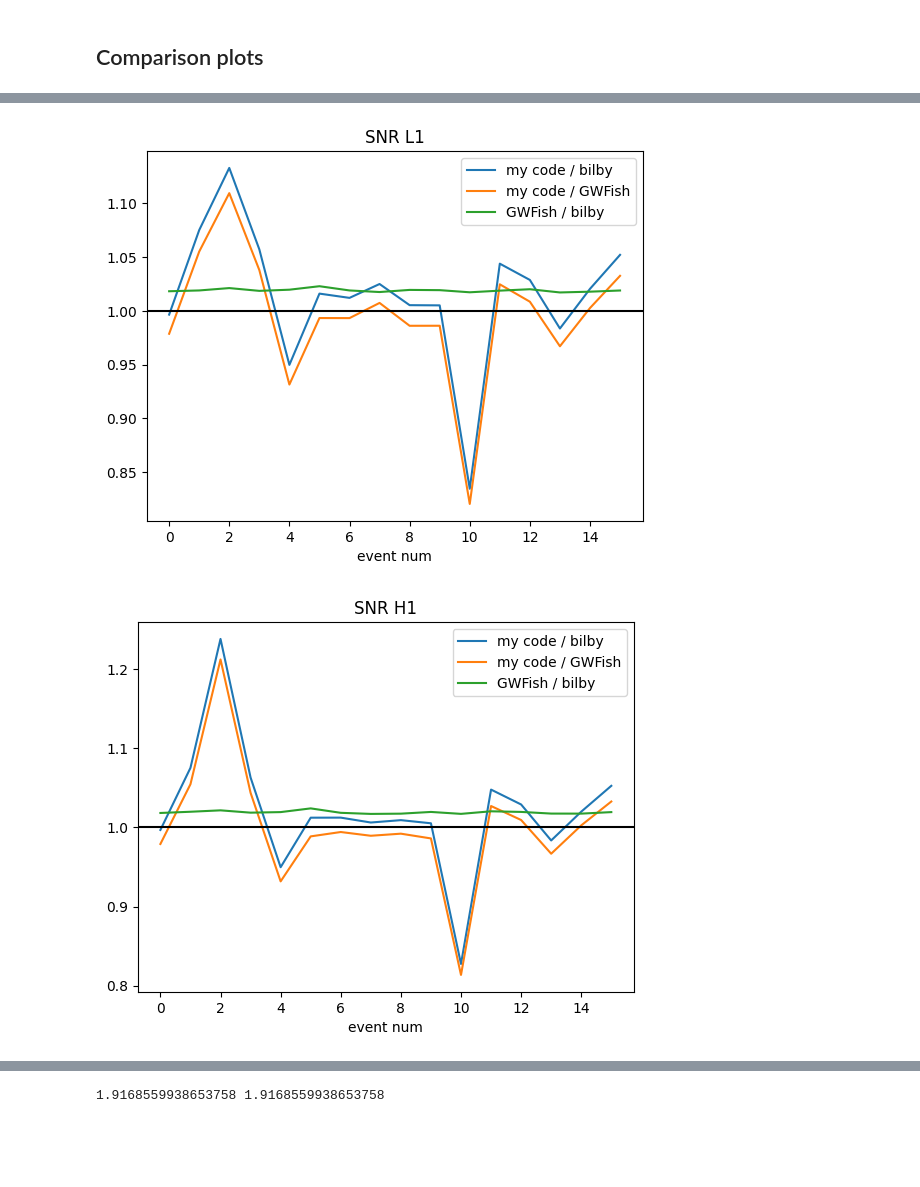
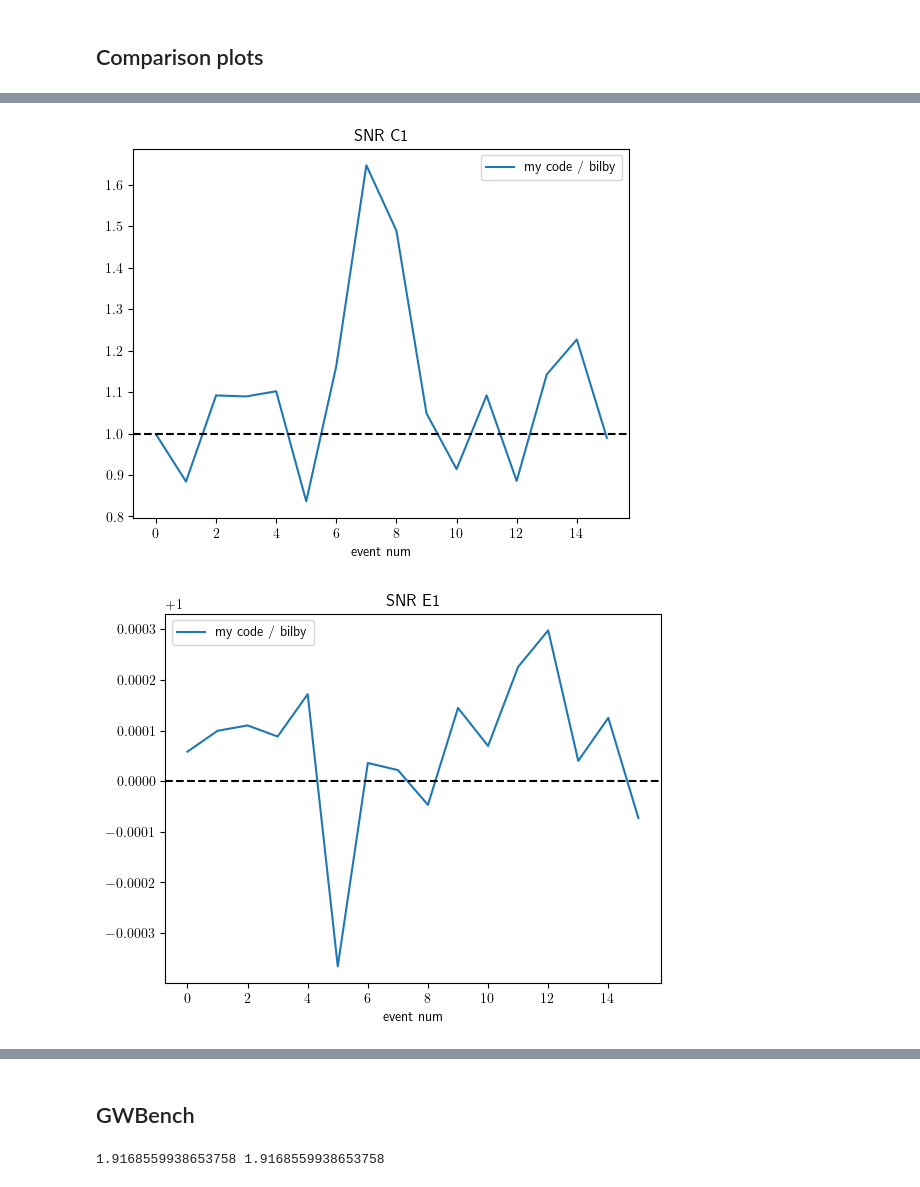
Before and after one commit to divyajyoti09/next_gen_detect, a Jupyter notebook: A-sharp_z_peak_mapping/test_SNR_calc_across_packages.ipynb, the cells around one changed output, grey strips where cells are left out. Cells and saved outputs as stored; diff of their text form; code cells hidden in the pictures; blank space fills up the shorter version.

```diff
--- a/A-sharp_z_peak_mapping/test_SNR_calc_across_packages.ipynb
+++ b/A-sharp_z_peak_mapping/test_SNR_calc_across_packages.ipynb
@@ -181,6 +159,7 @@ inj_data['detected_mf_from_opt']
 # %%
 n_events = len(inj_data['detected_mf_from_opt']['redshift'])
 inj_data['selected_n_events'] = inj_data['detected_mf_from_opt'].iloc[:n_events].reset_index(drop=True)
+inj_data['selected_n_events'].insert(5, 'SNR_ET', np.sqrt(inj_data['selected_n_events']['SNR_E1']**2 + inj_data['selected_n_events']['SNR_E2']**2 + inj_data['selected_n_events']['SNR_E3']**2))
 # %%
 len(inj_data['selected_n_events']['redshift'])
 # %% [output]
@@ -338,0 +242,32 @@ bilby_snr
+# %%
+pycbc_to_bilby_map = {
+    'mass1':'mass_1',
+    'mass2':'mass_2',
+    'distance':'luminosity_distance',
+    'theta_jn':'theta_jn',
+    'trigger_time':'geocent_time',
+    'coa_phase':'phase',
+    'ra':'ra',
+    'dec':'dec',
+    'polarization':'psi',
+    'spin1_a': 'a_1',
+    'spin2_a': 'a_2',
+    'spin1_polar': 'tilt_1',
+    'spin2_polar':'tilt_2',
+    'phi_12': 'phi_12',
+    'phi_jl': 'phi_jl'
+}
+# %%
+bilby_snr = []
+for event in range(len(inj_data['selected_n_events']['distance'])):
+    bilby_params = {pycbc_to_bilby_map[key]:inj_data['selected_n_events'][key][event] for key in pycbc_to_bilby_map.keys()}
+    snr_dict = calc_bilby_snr(bilby_params)
+    snr_dict.update(bilby_params)
+    bilby_snr.append(snr_dict)
+# %%
+bilby_snr = pd.DataFrame(bilby_snr).rename(columns={'SNR_A1':'SNR_I1',
+                                                    'SNR_CE':'SNR_C1',
+                                                    'SNR_ET1':'SNR_E1',
+                                                    'SNR_ET2':'SNR_E2',
+                                                    'SNR_ET3':'SNR_E3'})
+bilby_snr
@@ -385,13 +435,14 @@ Text(0.5, 1.0, 'SNR network')
 # %%
-for det in ['L1', 'H1', 'I1']:
+#for det in ['L1', 'H1', 'I1']:
+for det in ['C1', 'E1', 'E2', 'E3']:
     plt.figure()
-    plt.plot(inj_data['selected_n_events'][f'SNR_{det}']/bilby_snr[f'SNR_{det}'], label='my code / bilby')
-    plt.plot(inj_data['selected_n_events'][f'SNR_{det}']/gwfish_snr[f'SNR_{det}'].values, label='my code / GWFish')
-    plt.plot(gwfish_snr[f'SNR_{det}'].values/bilby_snr[f'SNR_{det}'], label='GWFish / bilby')
-    plt.axhline(1, c='k')
+    #plt.plot(pycbc_snrs_from_converted_df[f'SNR_{det}']/bilby_snr[f'SNR_{det}'], label='pycbc / bilby')
+    plt.plot(inj_data['selected_n_events'][f'SNR_{det}']/bilby_snr[f'SNR_{det}'].values, label='my code / bilby')
+    #plt.plot(gwfish_snr[f'SNR_{det}'].values/bilby_snr[f'SNR_{det}'], label='GWFish / bilby')
+    plt.axhline(1, c='k', ls='--')
     plt.legend()
     plt.xlabel('event num')
     plt.title(f'SNR {det}')
 # %% [output]
-[figure, old version]
+[figure, new version]
-[figure, old version]
+[figure, new version]
@@ -399,3 +451,5 @@ for det in ['L1', 'H1', 'I1']:
+# %% [markdown]
+## GWBench
 # %%
 fm_params_str = 'Mc eta DL iota tc phic ra dec psi'
 def run_analysis(inj_params, logging_level='WARNING', num_cores=2):
```
Also changed, not shown: parts of 38 cells of this notebook, 5 other files.
